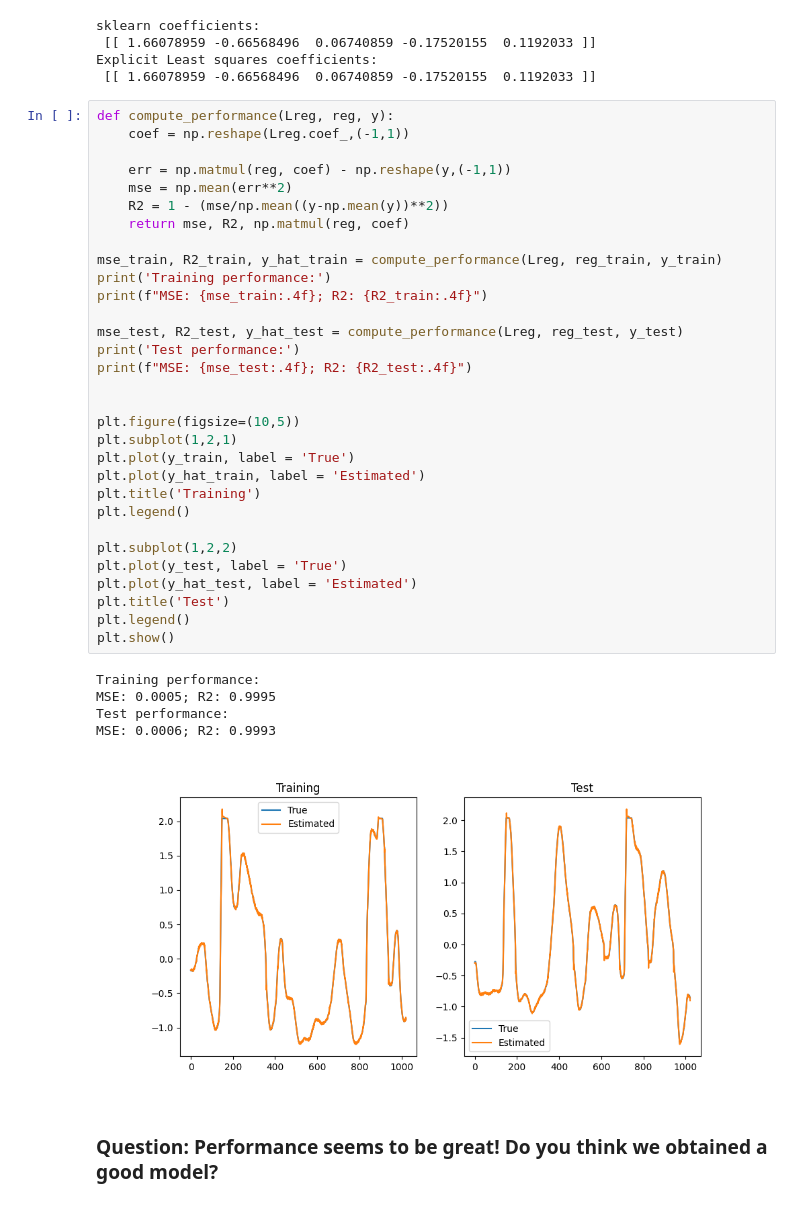
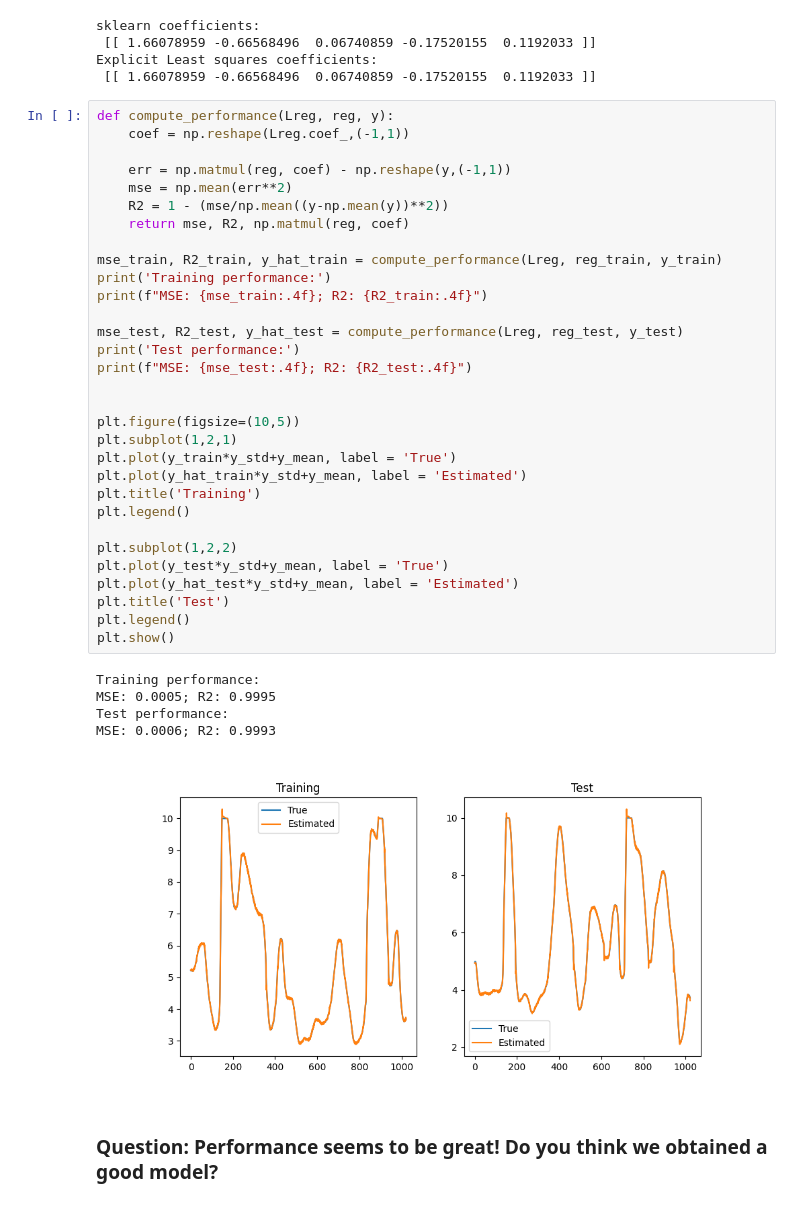
Before and after one commit to dariopi/Deep_Learning_for_SYSID_Lugano24, a Jupyter notebook: Lessons/CascadedTanksLS.ipynb, the cells around one changed output. Drawn from its saved outputs; the diff is of its cells as text.

```diff
--- a/Lessons/CascadedTanksLS.ipynb
+++ b/Lessons/CascadedTanksLS.ipynb
@@ -158,38 +158,38 @@ def compute_performance(Lreg, reg, y):
     coef = np.reshape(Lreg.coef_,(-1,1))
 
     err = np.matmul(reg, coef) - np.reshape(y,(-1,1))
     mse = np.mean(err**2)
     R2 = 1 - (mse/np.mean((y-np.mean(y))**2))
     return mse, R2, np.matmul(reg, coef)
 
 mse_train, R2_train, y_hat_train = compute_performance(Lreg, reg_train, y_train)
 print('Training performance:')
 print(f"MSE: {mse_train:.4f}; R2: {R2_train:.4f}")
 
 mse_test, R2_test, y_hat_test = compute_performance(Lreg, reg_test, y_test)
 print('Test performance:')
 print(f"MSE: {mse_test:.4f}; R2: {R2_test:.4f}")
 
 
 plt.figure(figsize=(10,5))
 plt.subplot(1,2,1)
-plt.plot(y_train, label = 'True')
-plt.plot(y_hat_train, label = 'Estimated')
+plt.plot(y_train*y_std+y_mean, label = 'True')
+plt.plot(y_hat_train*y_std+y_mean, label = 'Estimated')
 plt.title('Training')
 plt.legend()
 
 plt.subplot(1,2,2)
-plt.plot(y_test, label = 'True')
-plt.plot(y_hat_test, label = 'Estimated')
+plt.plot(y_test*y_std+y_mean, label = 'True')
+plt.plot(y_hat_test*y_std+y_mean, label = 'Estimated')
 plt.title('Test')
 plt.legend()
 plt.show()
 # %% [output]
 Training performance:
 MSE: 0.0005; R2: 0.9995
 Test performance:
 MSE: 0.0006; R2: 0.9993
-[figure, old version]
+[figure, new version]
 # %% [markdown]
 ### Question: Performance seems to be great! Do you think we obtained a good model?
 # %% [markdown]
```
Also changed, not shown: parts of 2 cells of this notebook, 1 other file.
